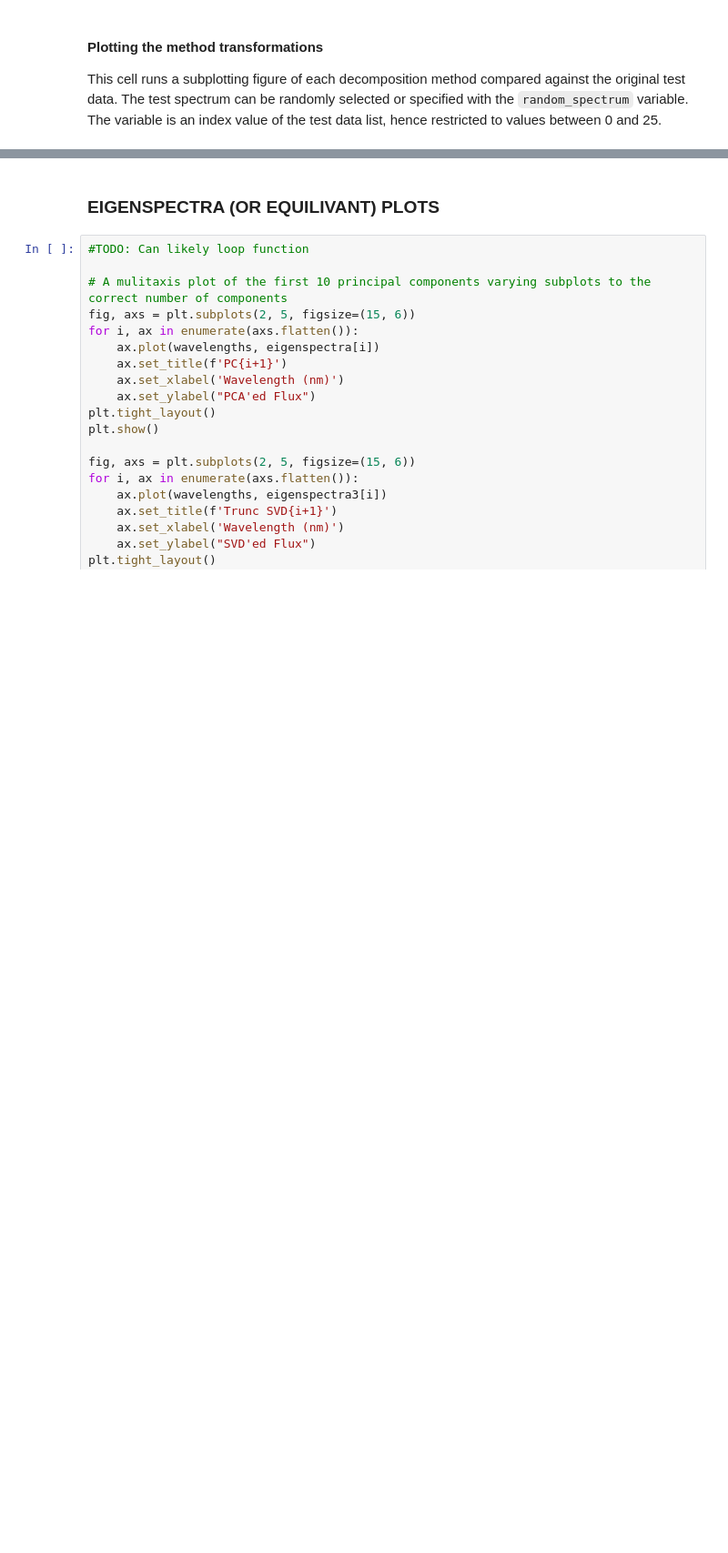
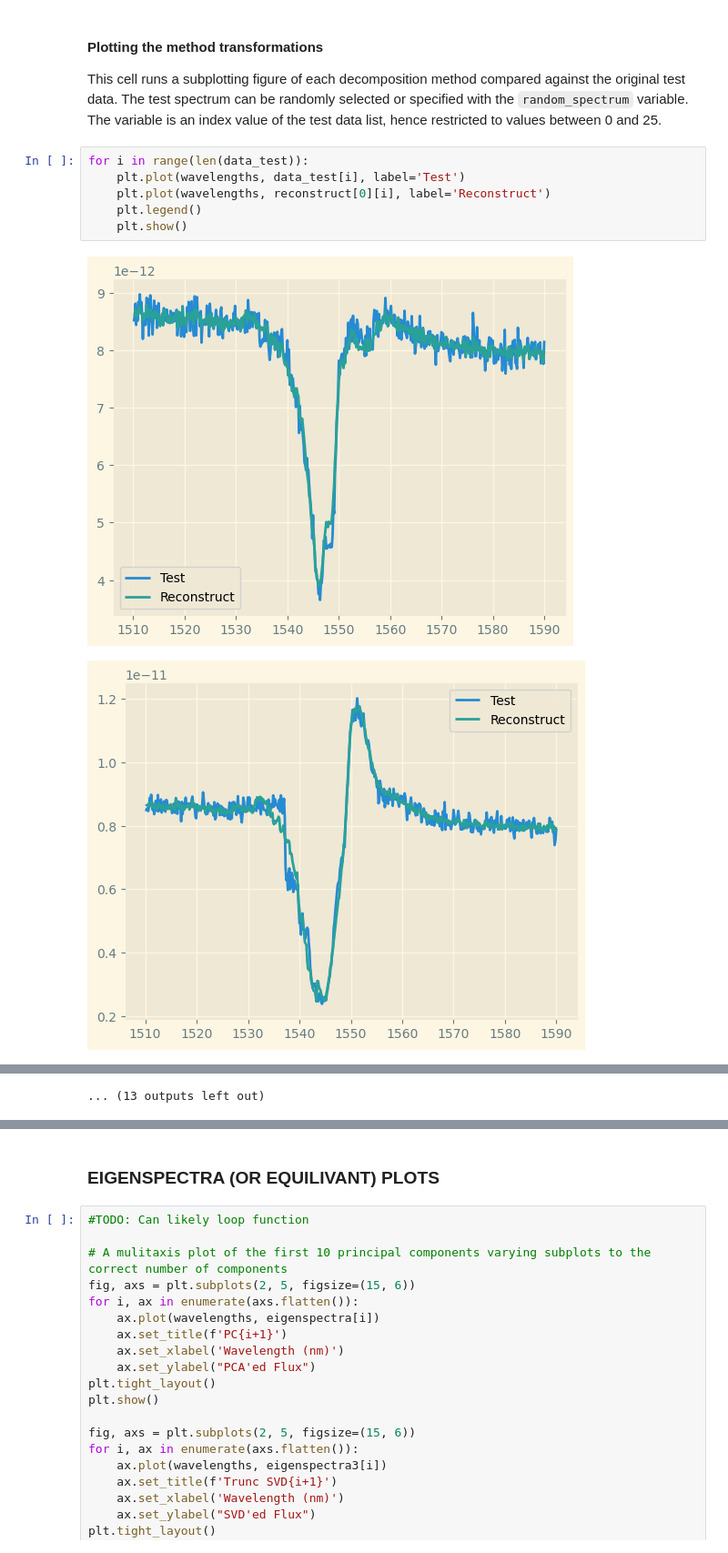
Before and after one commit to AustenWallis/Speculate, a Jupyter notebook: Decomposition Method.ipynb, the cells around one changed output, grey strips where cells are left out. Shown at 91% size. Drawn from its saved outputs; the diff is of its cells as text; blank space fills up the shorter version.

```diff
--- a/Decomposition Method.ipynb
+++ b/Decomposition Method.ipynb
@@ -1035,3 +1053,12 @@ if is_fast:
 #### Plotting the method transformations
 
 This cell runs a subplotting figure of each decomposition method compared against the original test data. The test spectrum can be randomly selected or specified with the `random_spectrum` variable. The variable is an index value of the test data list, hence restricted to values between 0 and 25.
+# %%
+for i in range(len(data_test)):
+    plt.plot(wavelengths, data_test[i], label='Test')
+    plt.plot(wavelengths, reconstruct[0][i], label='Reconstruct')
+    plt.legend()
+    plt.show()
+# %% [output]
+[figure, added]
+[figure, added]
@@ -1038,3 +1075,4 @@ This cell runs a subplotting figure of each decomposition method compared agains
+... (13 outputs left out)
 # %%
 # Plot random spectrum and reconstructed spectrum
 random_spectrum = np.random.randint(0, len(data_test))
```
Also changed, not shown: parts of 6 cells of this notebook.
